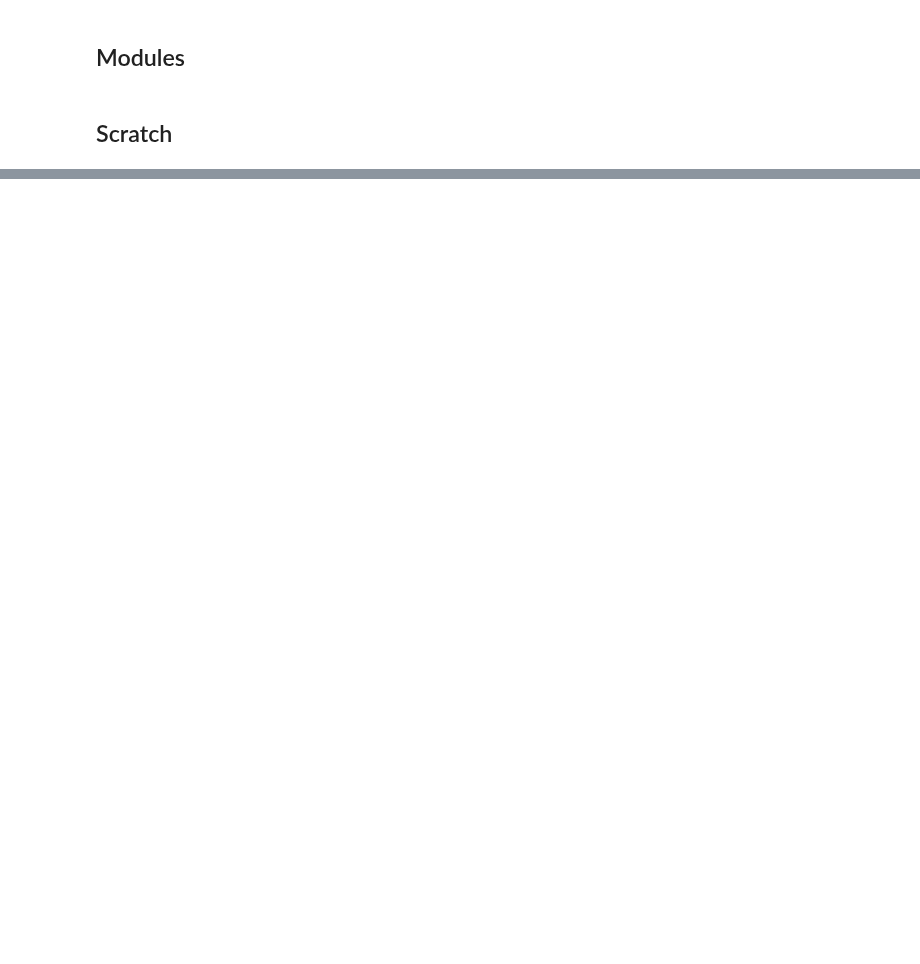
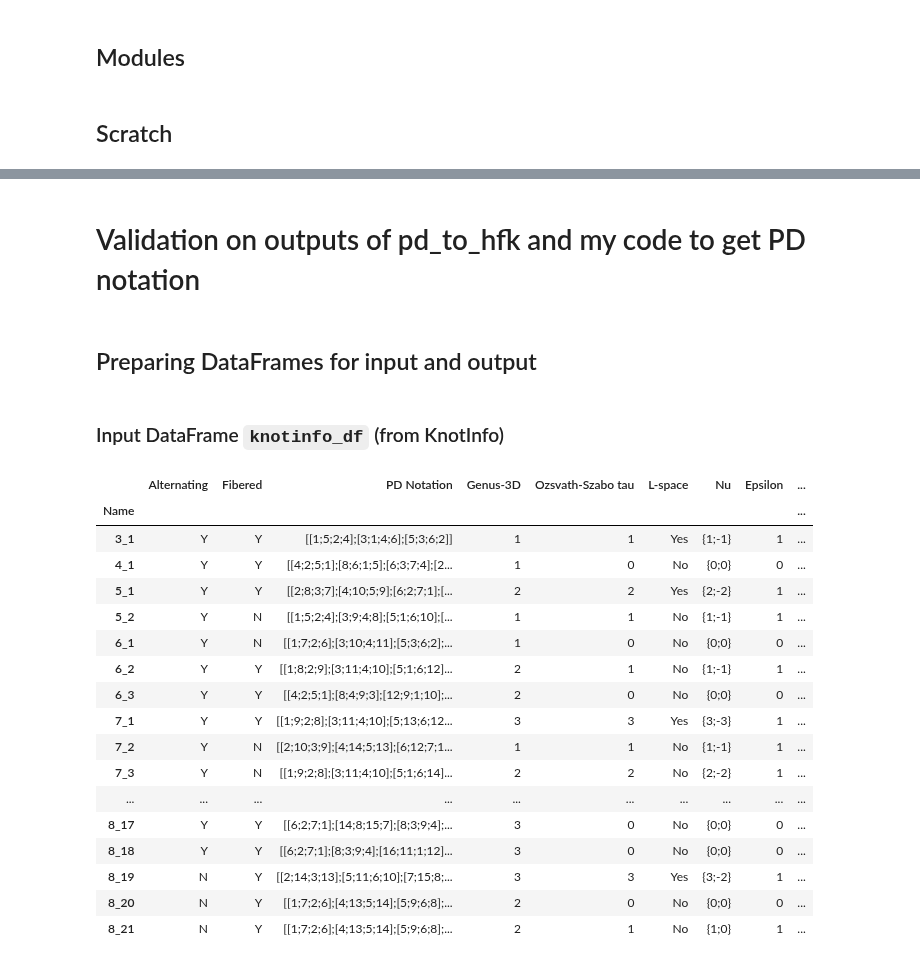
Before and after one commit to yamryo/notebooks, a Jupyter notebook: Research/knot_Floer_homology/Grid_to_PD.ipynb, the cells around one changed output, grey strips where cells are left out. Drawn from its saved outputs; the diff is of its cells as text; code cells hidden in the pictures; blank space fills up the shorter version.

```diff
--- a/Research/knot_Floer_homology/Grid_to_PD.ipynb
+++ b/Research/knot_Floer_homology/Grid_to_PD.ipynb
@@ -28,3 +33,31 @@ print(reduce(PD))
 mgs = Grid(*simplify_grid(G)); mgs.draw()
 PDs = mgs.get_PD()
 print(reduce(PDs))
+# %% [markdown]
+# Validation on outputs of pd_to_hfk and my code to get PD notation
+# %% [markdown]
+## Preparing DataFrames for input and output
+# %% [markdown]
+### Input DataFrame `knotinfo_df` (from KnotInfo)
+# %%
+knotinfo_df = pd.read_csv("./data/knotinfo_3-8.csv").set_index('Name')
+display(knotinfo_df)
+# %% [output]
+|  | Alternating | Fibered | PD Notation | Genus-3D | Ozsvath-Szabo tau | L-space | Nu | Epsilon | ... |
+| Name |  |  |  |  |  |  |  |  | ... |
+| 3_1 | Y | Y | [[1;5;2;4];[3;1;4;6];[5;3;6;2]] | 1 | 1 | Yes | {1;-1} | 1 | ... |
+| 4_1 | Y | Y | [[4;2;5;1];[8;6;1;5];[6;3;7;4];[2... | 1 | 0 | No | {0;0} | 0 | ... |
+| 5_1 | Y | Y | [[2;8;3;7];[4;10;5;9];[6;2;7;1];[... | 2 | 2 | Yes | {2;-2} | 1 | ... |
+| 5_2 | Y | N | [[1;5;2;4];[3;9;4;8];[5;1;6;10];[... | 1 | 1 | No | {1;-1} | 1 | ... |
+| 6_1 | Y | N | [[1;7;2;6];[3;10;4;11];[5;3;6;2];... | 1 | 0 | No | {0;0} | 0 | ... |
+| 6_2 | Y | Y | [[1;8;2;9];[3;11;4;10];[5;1;6;12]... | 2 | 1 | No | {1;-1} | 1 | ... |
+| 6_3 | Y | Y | [[4;2;5;1];[8;4;9;3];[12;9;1;10];... | 2 | 0 | No | {0;0} | 0 | ... |
+| 7_1 | Y | Y | [[1;9;2;8];[3;11;4;10];[5;13;6;12... | 3 | 3 | Yes | {3;-3} | 1 | ... |
+| 7_2 | Y | N | [[2;10;3;9];[4;14;5;13];[6;12;7;1... | 1 | 1 | No | {1;-1} | 1 | ... |
+| 7_3 | Y | N | [[1;9;2;8];[3;11;4;10];[5;1;6;14]... | 2 | 2 | No | {2;-2} | 1 | ... |
+| ... | ... | ... | ... | ... | ... | ... | ... | ... | ... |
+| 8_17 | Y | Y | [[6;2;7;1];[14;8;15;7];[8;3;9;4];... | 3 | 0 | No | {0;0} | 0 | ... |
+| 8_18 | Y | Y | [[6;2;7;1];[8;3;9;4];[16;11;1;12]... | 3 | 0 | No | {0;0} | 0 | ... |
+| 8_19 | N | Y | [[2;14;3;13];[5;11;6;10];[7;15;8;... | 3 | 3 | Yes | {3;-2} | 1 | ... |
+| 8_20 | N | Y | [[1;7;2;6];[4;13;5;14];[5;9;6;8];... | 2 | 0 | No | {0;0} | 0 | ... |
+| 8_21 | N | Y | [[1;7;2;6];[4;13;5;14];[5;9;6;8];... | 2 | 1 | No | {1;0} | 1 | ... |
```
Also changed, not shown: parts of 9 cells of this notebook, 8 other files.
